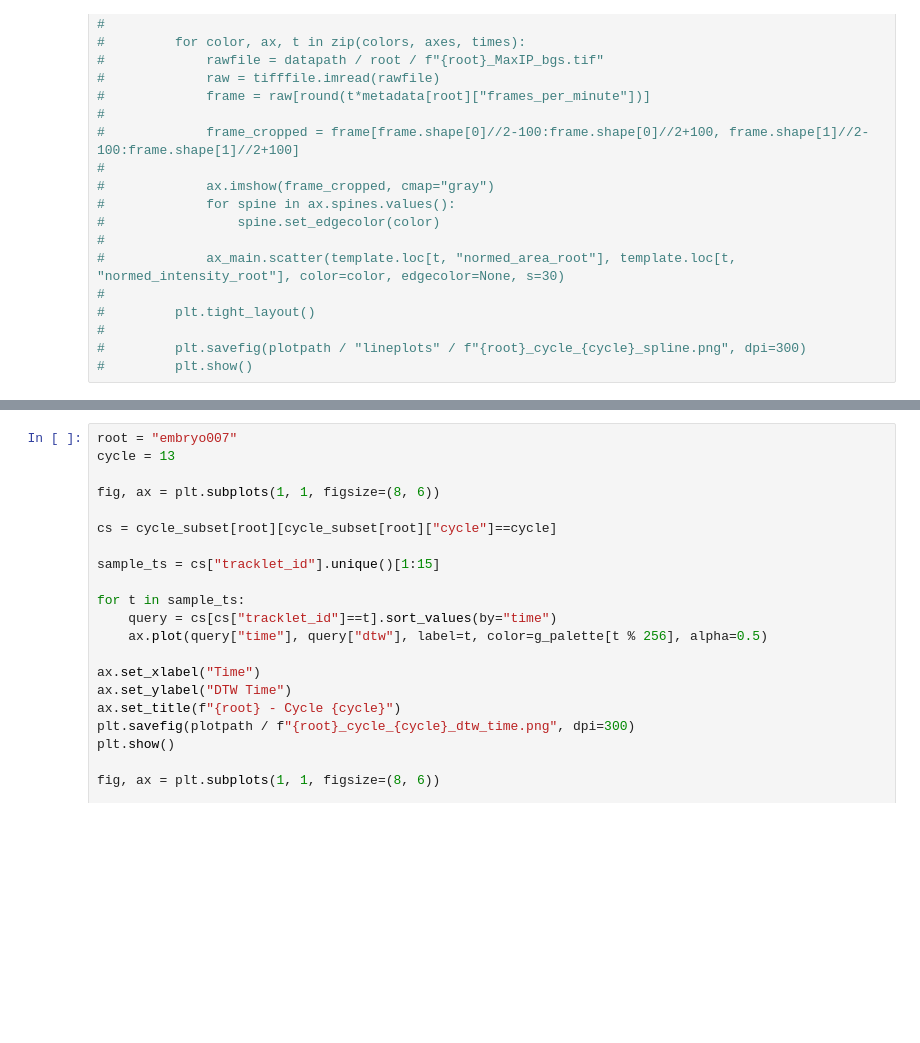
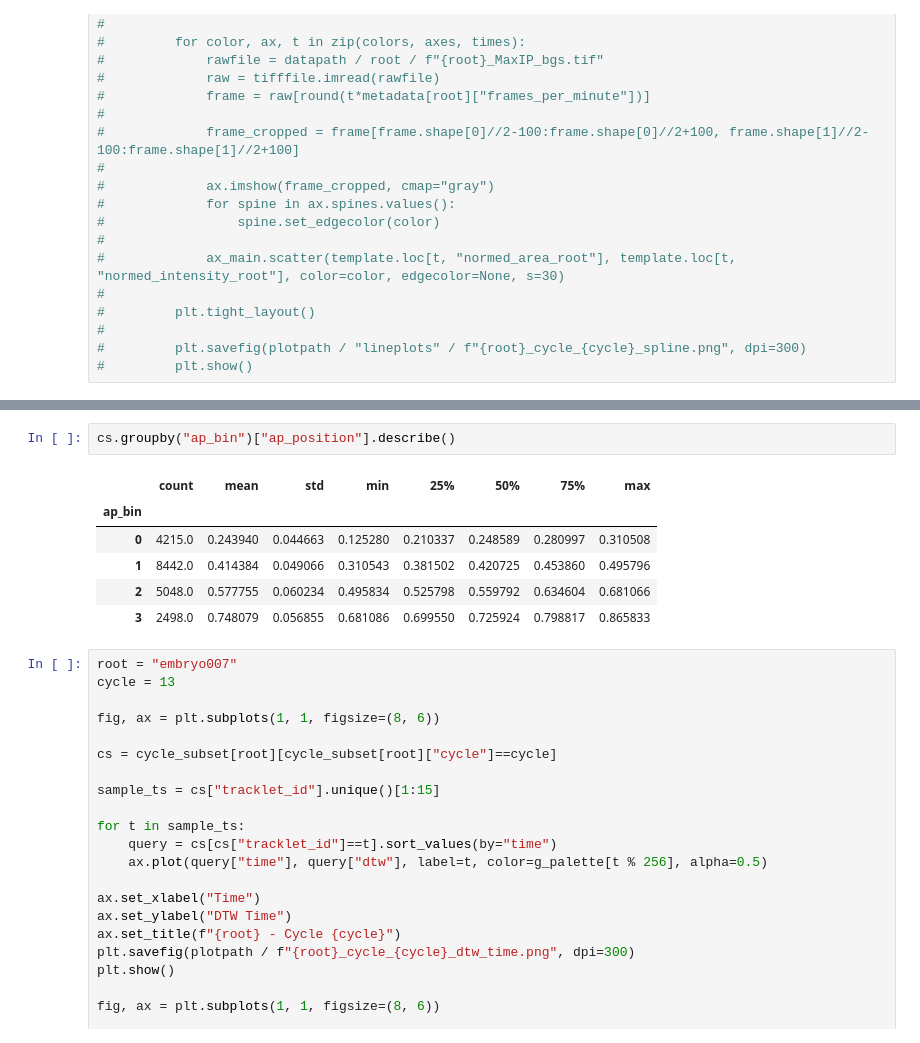
Before and after one commit to Harrison-Oatman/NucleiTracking, a Jupyter notebook: notebooks/cc_progression.ipynb, the cells around one changed output, grey strips where cells are left out. Saved outputs shown, nothing was run; the diff lists cells and outputs as text; blank space fills up the shorter version.

```diff
--- a/notebooks/cc_progression.ipynb
+++ b/notebooks/cc_progression.ipynb
@@ -503,3 +529,12 @@ Root: embryo018, Cycle: 13
+# %%
+cs.groupby("ap_bin")["ap_position"].describe()
+# %% [output]
+|  | count | mean | std | min | 25% | 50% | 75% | max |
+| ap_bin |  |  |  |  |  |  |  |  |
+| 0 | 4215.0 | 0.243940 | 0.044663 | 0.125280 | 0.210337 | 0.248589 | 0.280997 | 0.310508 |
+| 1 | 8442.0 | 0.414384 | 0.049066 | 0.310543 | 0.381502 | 0.420725 | 0.453860 | 0.495796 |
+| 2 | 5048.0 | 0.577755 | 0.060234 | 0.495834 | 0.525798 | 0.559792 | 0.634604 | 0.681066 |
+| 3 | 2498.0 | 0.748079 | 0.056855 | 0.681086 | 0.699550 | 0.725924 | 0.798817 | 0.865833 |
 # %%
 root = "embryo007"
 cycle = 13
```
Also changed, not shown: parts of 7 cells of this notebook.
